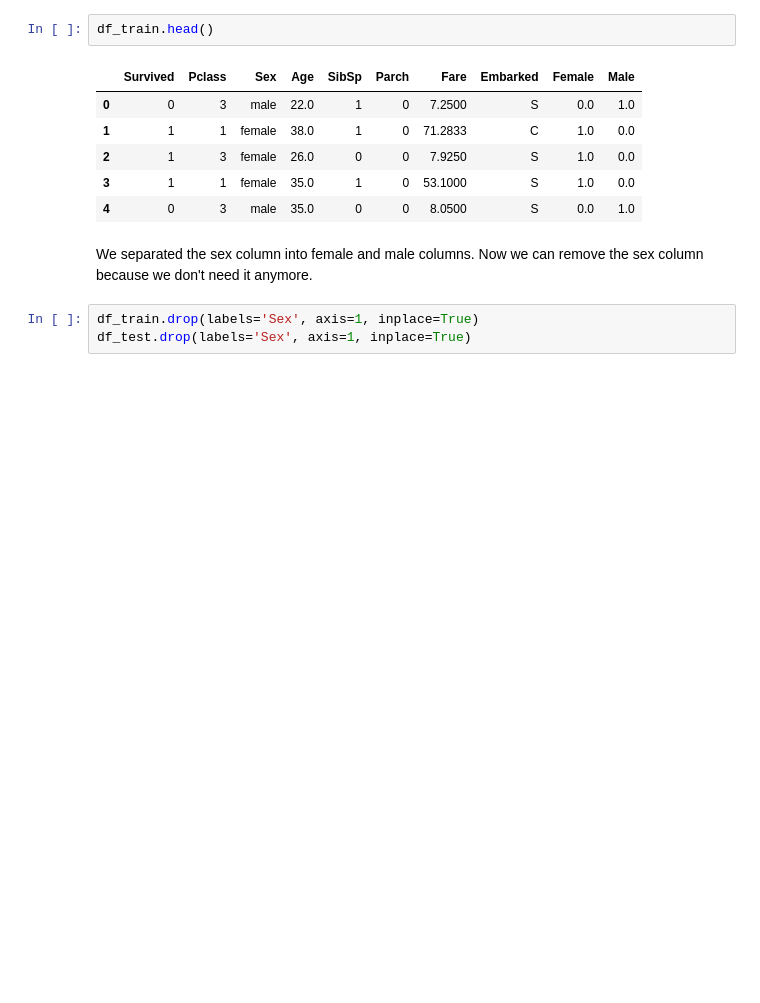
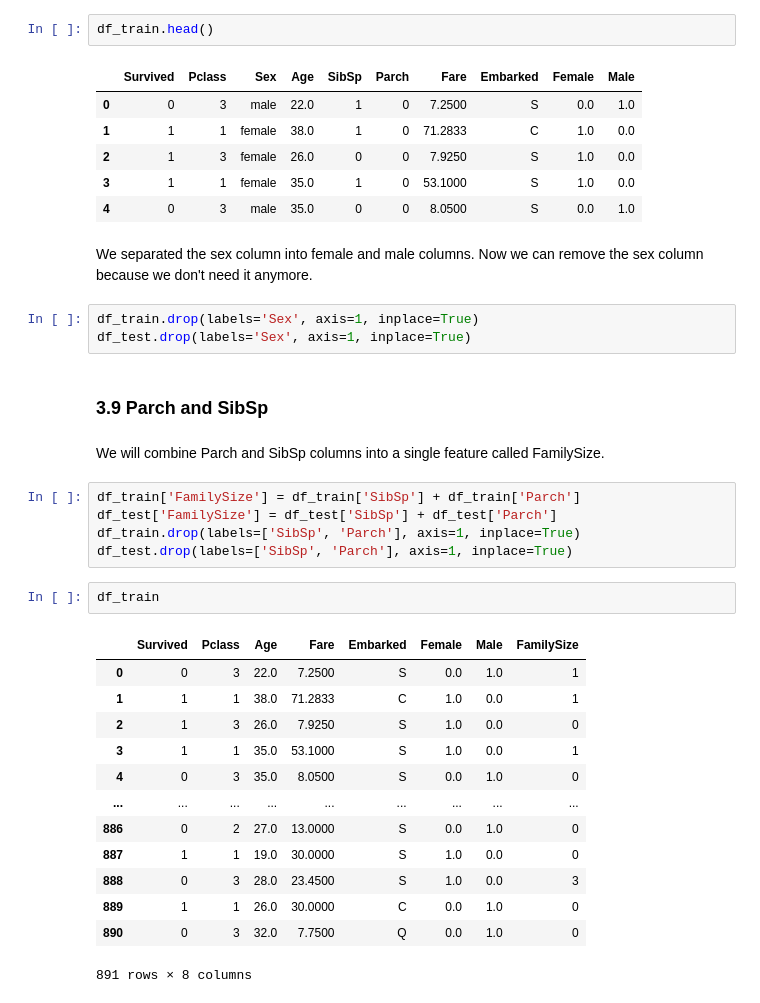
Before and after one commit to sahinozan/Titanic, a Jupyter notebook: titanic.ipynb, the cells around one changed output. Cells and saved outputs as stored; diff of their text form; blank space fills up the shorter version.

Commit message:
Parch and SibSp feature analysis added

```diff
--- a/titanic.ipynb
+++ b/titanic.ipynb
@@ -664,3 +664,28 @@ We separated the sex column into female and male columns. Now we can remove the
 # %%
 df_train.drop(labels='Sex', axis=1, inplace=True)
 df_test.drop(labels='Sex', axis=1, inplace=True)
+# %% [markdown]
+### 3.9 Parch and SibSp
+# %% [markdown]
+We will combine Parch and SibSp columns into a single feature called FamilySize.
+# %%
+df_train['FamilySize'] = df_train['SibSp'] + df_train['Parch']
+df_test['FamilySize'] = df_test['SibSp'] + df_test['Parch']
+df_train.drop(labels=['SibSp', 'Parch'], axis=1, inplace=True)
+df_test.drop(labels=['SibSp', 'Parch'], axis=1, inplace=True)
+# %%
+df_train
+# %% [output]
+|  | Survived | Pclass | Age | Fare | Embarked | Female | Male | FamilySize |
+| 0 | 0 | 3 | 22.0 | 7.2500 | S | 0.0 | 1.0 | 1 |
+| 1 | 1 | 1 | 38.0 | 71.2833 | C | 1.0 | 0.0 | 1 |
+| 2 | 1 | 3 | 26.0 | 7.9250 | S | 1.0 | 0.0 | 0 |
+| 3 | 1 | 1 | 35.0 | 53.1000 | S | 1.0 | 0.0 | 1 |
+| 4 | 0 | 3 | 35.0 | 8.0500 | S | 0.0 | 1.0 | 0 |
+| ... | ... | ... | ... | ... | ... | ... | ... | ... |
+| 886 | 0 | 2 | 27.0 | 13.0000 | S | 0.0 | 1.0 | 0 |
+| 887 | 1 | 1 | 19.0 | 30.0000 | S | 1.0 | 0.0 | 0 |
+| 888 | 0 | 3 | 28.0 | 23.4500 | S | 1.0 | 0.0 | 3 |
+| 889 | 1 | 1 | 26.0 | 30.0000 | C | 0.0 | 1.0 | 0 |
+| 890 | 0 | 3 | 32.0 | 7.7500 | Q | 0.0 | 1.0 | 0 |
+891 rows × 8 columns
```
Also changed, not shown: parts of 1 cell of this notebook.
